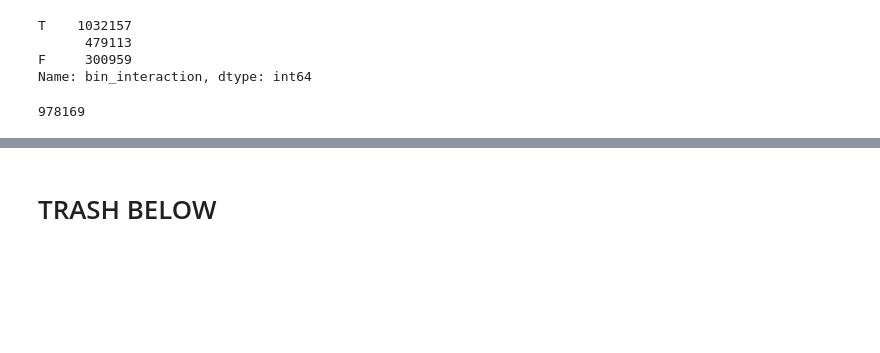
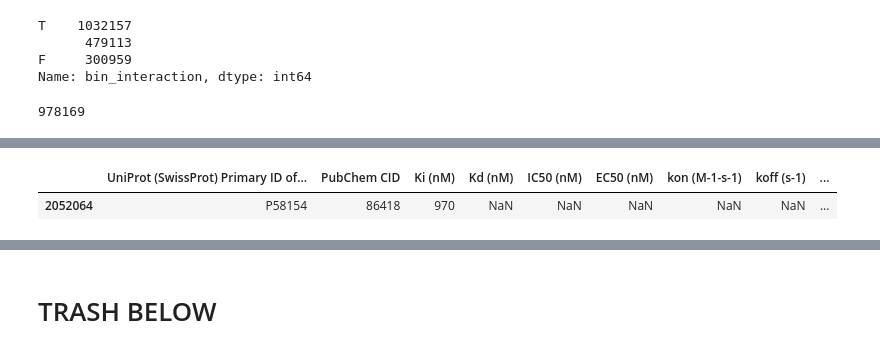
Before and after one commit to sinaghadermarzi/durg_domain_interaction, a Jupyter notebook: initial_experiments.ipynb, the cells around one changed output, grey strips where cells are left out. Drawn from its saved outputs; the diff is of its cells as text; code cells hidden in the pictures; blank space fills up the shorter version.

```diff
--- a/initial_experiments.ipynb
+++ b/initial_experiments.ipynb
@@ -130,13 +130,12 @@ import pandas
 import numpy
 
 
-col_names = pandas.read_csv("BindingDB_All_2021m0.tsv/BindingDB_All.tsv", sep = "\t", nrows=0).columns
+col_names = pandas.read_csv("data/BindingDB_All_2021m0.tsv/BindingDB_All.tsv", sep = "\t", nrows=0).columns
 # types_dict = {"Ki (nM)": float,"Kd (nM)": float,"IC50 (nM)": float,"EC50 (nM)": float}
 # types_dict.update({col: str for col in col_names if col not in types_dict})
 types_dict={col: str for col in col_names}
 
-df = pandas.read_csv("BindingDB_All_2021m0.tsv/BindingDB_All.tsv", sep = "\t",error_bad_lines=False,dtype=types_dict)
-
+df = pandas.read_csv("data/BindingDB_All_2021m0.tsv/BindingDB_All.tsv", sep = "\t",error_bad_lines=False,dtype=types_dict)
 single_chain_mask = df["Number of Protein Chains in Target (>1 implies a multichain complex)"]=="1"
 hasswissprot_mask = numpy.logical_not(df["UniProt (SwissProt) Primary ID of Target Chain"].isna())
 num_singlechain_interactions  = len(df.loc[single_chain_mask,:])
@@ -325,7 +340,7 @@ def extract_items(field):
 
 proteinswith = dict() #for each domain (pfam ID), this will store the set of proteins (uniprot IDs) that have this domain
 domainsof  = dict () #for each protein (uniprot ID), this will store the list of domains (pfam IDs) of that protein
-df = pandas.read_csv("unique_uniprots_domains.tab", sep = "\t", converters={i: str for i in range(100)})
+df = pandas.read_csv("temp/unique_uniprots_domains.tab", sep = "\t", converters={i: str for i in range(100)})
 
 for index , row in df.iterrows():
     domain_field = row ["Cross-reference (Pfam)"]
@@ -385,0 +403,23 @@ with open("result_drug_level.csv","w") as outf:
+# %%
+# a piece of code for checking and example
+# it takes a protein p and a protein q and a drug d and prints all rows with p and d and then all rows with q and d
+# the columns that we want are the
+p = "P58154"
+q = "P09482"
+d = "86418"
+useful_cols = ["UniProt (SwissProt) Primary ID of Target Chain","PubChem CID","Ki (nM)","Kd (nM)","IC50 (nM)","EC50 (nM)","kon (M-1-s-1)","koff (s-1)","pH","Temp (C)"]
+
+##first print information about p
+p_rows = (df["UniProt (SwissProt) Primary ID of Target Chain"]== p) & (df["PubChem CID"]== d)
+first_row_number = numpy.nonzero(numpy.array(p_rows))[0]
+p_seq = df.loc[first_row_number,"BindingDB Target Chain  Sequence"].values[0]
+
+
+q_rows = (df["UniProt (SwissProt) Primary ID of Target Chain"]== q) & (df["PubChem CID"]== d)
+first_row_number = numpy.nonzero(numpy.array(q_rows))[0]
+q_seq = df.loc[first_row_number,"BindingDB Target Chain  Sequence"].values[0]
+# %%
+print("p:",p)
+print(p_seq,"\n")
+df.loc[p_rows,useful_cols]
+# %% [output]
@@ -385,0 +428,2 @@ with open("result_drug_level.csv","w") as outf:
+|  | UniProt (SwissProt) Primary ID of... | PubChem CID | Ki (nM) | Kd (nM) | IC50 (nM) | EC50 (nM) | kon (M-1-s-1) | koff (s-1) | ... |
+| 2052064 | P58154 | 86418 | 970 | NaN | NaN | NaN | NaN | NaN | ... |
```
Also changed, not shown: parts of 14 cells of this notebook, 1 other file.
